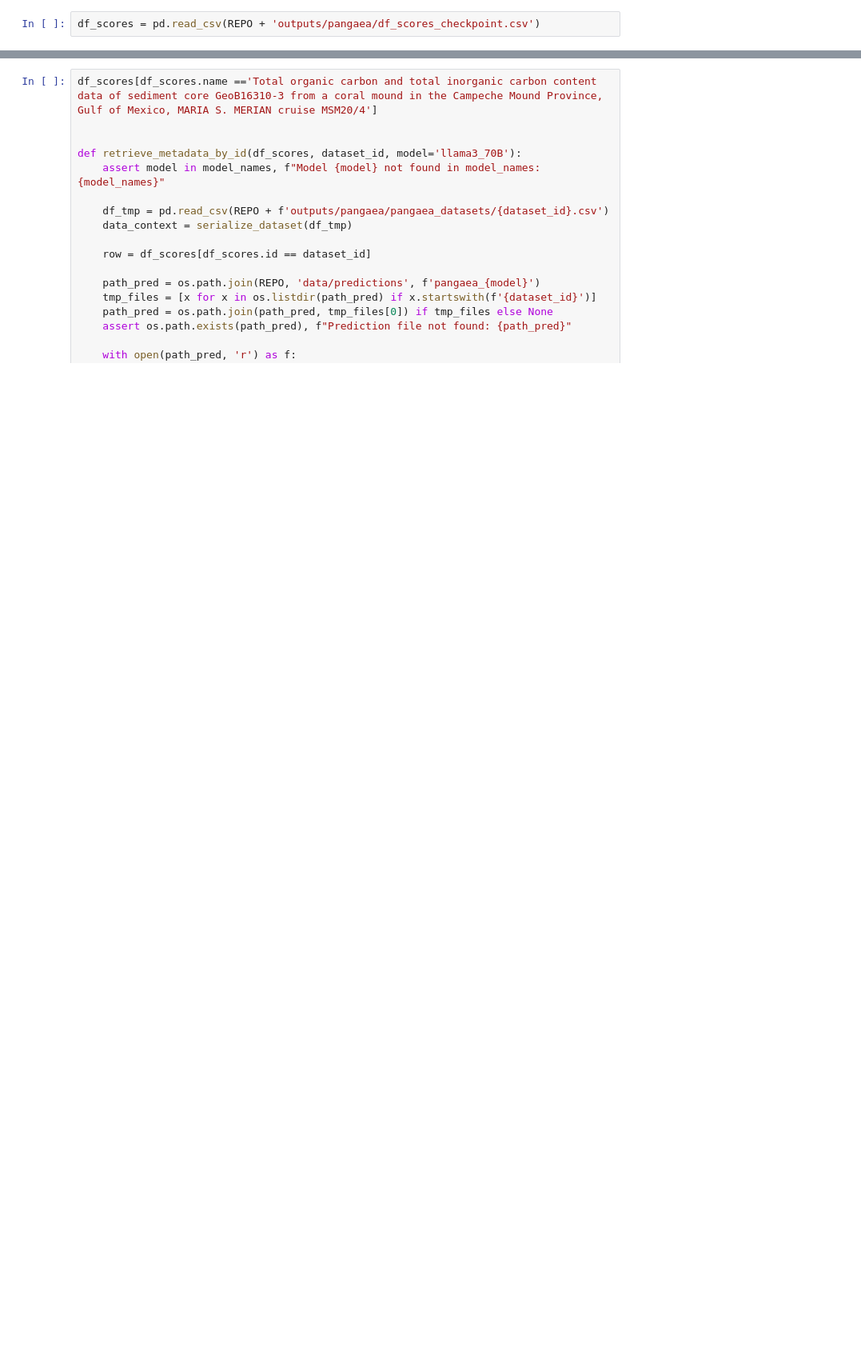
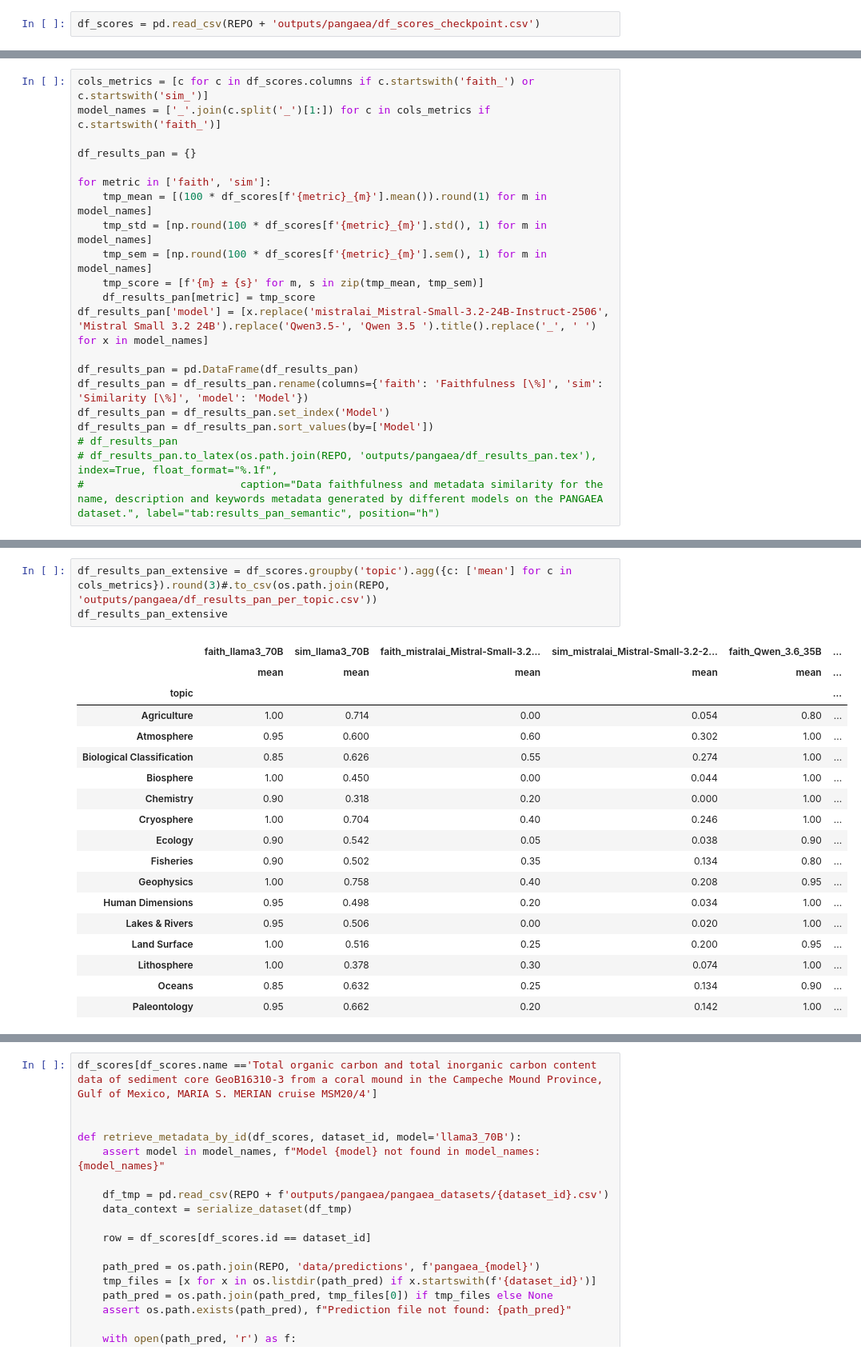
Before and after one commit to WUR-AI/process_data_metadata_agent, a Jupyter notebook: notebooks/03-TvdP-validate-metadata.ipynb, the cells around one changed output, grey strips where cells are left out. Shown at 80% size. Saved outputs shown, nothing was run; the diff lists cells and outputs as text; blank space fills up the shorter version.

```diff
--- a/notebooks/03-TvdP-validate-metadata.ipynb
+++ b/notebooks/03-TvdP-validate-metadata.ipynb
@@ -186,3 +197,24 @@ for iplot, metric in enumerate(['faith', 'sim']):
     ax[iplot].set_xticklabels(model_names, rotation=45, ha='right')
 # %% [output]
 [figure]
+# %%
+cols_metrics = [c for c in df_scores.columns if c.startswith('faith_') or c.startswith('sim_')]
+model_names = ['_'.join(c.split('_')[1:]) for c in cols_metrics if c.startswith('faith_')]
+
+df_results_pan = {}
+
+for metric in ['faith', 'sim']:
+    tmp_mean = [(100 * df_scores[f'{metric}_{m}'].mean()).round(1) for m in model_names]
+    tmp_std = [np.round(100 * df_scores[f'{metric}_{m}'].std(), 1) for m in model_names]
+    tmp_sem = [np.round(100 * df_scores[f'{metric}_{m}'].sem(), 1) for m in model_names]
+    tmp_score = [f'{m} ± {s}' for m, s in zip(tmp_mean, tmp_sem)]
+    df_results_pan[metric] = tmp_score
+df_results_pan['model'] = [x.replace('mistralai_Mistral-Small-3.2-24B-Instruct-2506', 'Mistral Small 3.2 24B').replace('Qwen3.5-', 'Qwen 3.5 ').title().replace('_', ' ') for x in model_names]
+
+df_results_pan = pd.DataFrame(df_results_pan)
+df_results_pan = df_results_pan.rename(columns={'faith': 'Faithfulness [\%]', 'sim': 'Similarity [\%]', 'model': 'Model'})
+df_results_pan = df_results_pan.set_index('Model')
+df_results_pan = df_results_pan.sort_values(by=['Model'])
+# df_results_pan
+# df_results_pan.to_latex(os.path.join(REPO, 'outputs/pangaea/df_results_pan.tex'), index=True, float_format="%.1f",
+#                         caption="Data faithfulness and metadata similarity for the name, description and keywords metadata generated by different models on the PANGAEA dataset.", label="tab:results_pan_semantic", position="h")
@@ -188,0 +230,22 @@ for iplot, metric in enumerate(['faith', 'sim']):
+# %%
+df_results_pan_extensive = df_scores.groupby('topic').agg({c: ['mean'] for c in cols_metrics}).round(3)#.to_csv(os.path.join(REPO, 'outputs/pangaea/df_results_pan_per_topic.csv'))
+df_results_pan_extensive
+# %% [output]
+|  | faith_llama3_70B | sim_llama3_70B | faith_mistralai_Mistral-Small-3.2... | sim_mistralai_Mistral-Small-3.2-2... | faith_Qwen_3.6_35B | ... |
+|  | mean | mean | mean | mean | mean | ... |
+| topic |  |  |  |  |  | ... |
+| Agriculture | 1.00 | 0.714 | 0.00 | 0.054 | 0.80 | ... |
+| Atmosphere | 0.95 | 0.600 | 0.60 | 0.302 | 1.00 | ... |
+| Biological Classification | 0.85 | 0.626 | 0.55 | 0.274 | 1.00 | ... |
+| Biosphere | 1.00 | 0.450 | 0.00 | 0.044 | 1.00 | ... |
+| Chemistry | 0.90 | 0.318 | 0.20 | 0.000 | 1.00 | ... |
+| Cryosphere | 1.00 | 0.704 | 0.40 | 0.246 | 1.00 | ... |
+| Ecology | 0.90 | 0.542 | 0.05 | 0.038 | 0.90 | ... |
+| Fisheries | 0.90 | 0.502 | 0.35 | 0.134 | 0.80 | ... |
+| Geophysics | 1.00 | 0.758 | 0.40 | 0.208 | 0.95 | ... |
+| Human Dimensions | 0.95 | 0.498 | 0.20 | 0.034 | 1.00 | ... |
+| Lakes & Rivers | 0.95 | 0.506 | 0.00 | 0.020 | 1.00 | ... |
+| Land Surface | 1.00 | 0.516 | 0.25 | 0.200 | 0.95 | ... |
+| Lithosphere | 1.00 | 0.378 | 0.30 | 0.074 | 1.00 | ... |
+| Oceans | 0.85 | 0.632 | 0.25 | 0.134 | 0.90 | ... |
+| Paleontology | 0.95 | 0.662 | 0.20 | 0.142 | 1.00 | ... |
```
Also changed, not shown: parts of 16 cells of this notebook, 24 other files.
